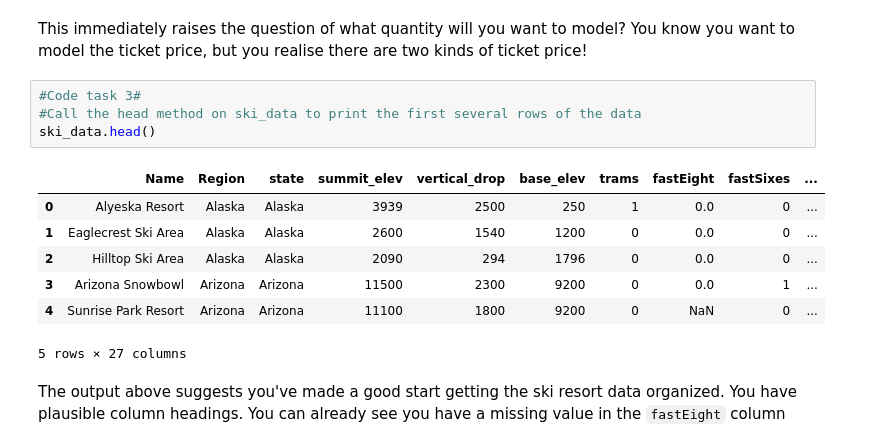
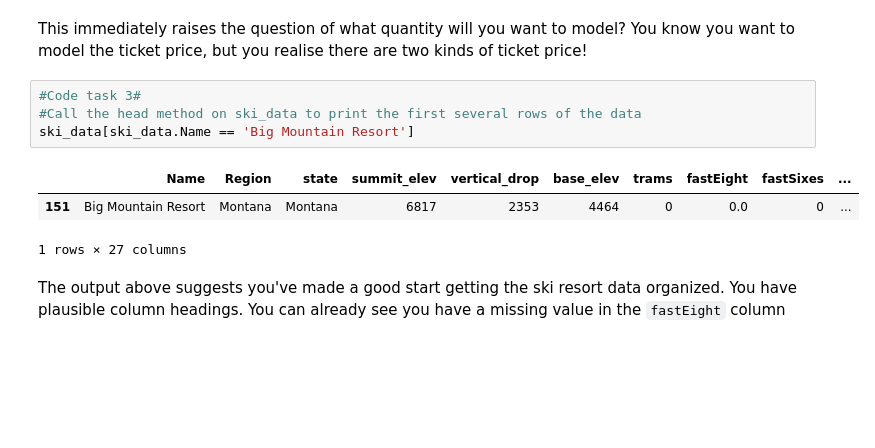
Before and after one commit to smongan1/DataScienceGuidedCapstone, a Jupyter notebook: Notebooks/02_data_wrangling.ipynb, the cells around one changed output. Drawn from its saved outputs; the diff is of its cells as text; blank space fills up the shorter version.

```diff
--- a/Notebooks/02_data_wrangling.ipynb
+++ b/Notebooks/02_data_wrangling.ipynb
@@ -115,15 +115,11 @@ This immediately raises the question of what quantity will you want to model? Yo
 # %%
 #Code task 3#
 #Call the head method on ski_data to print the first several rows of the data
-ski_data.head()
+ski_data[ski_data.Name == 'Big Mountain Resort']
 # %% [output]
 |  | Name | Region | state | summit_elev | vertical_drop | base_elev | trams | fastEight | fastSixes | ... |
-| 0 | Alyeska Resort | Alaska | Alaska | 3939 | 2500 | 250 | 1 | 0.0 | 0 | ... |
-| 1 | Eaglecrest Ski Area | Alaska | Alaska | 2600 | 1540 | 1200 | 0 | 0.0 | 0 | ... |
-| 2 | Hilltop Ski Area | Alaska | Alaska | 2090 | 294 | 1796 | 0 | 0.0 | 0 | ... |
-| 3 | Arizona Snowbowl | Arizona | Arizona | 11500 | 2300 | 9200 | 0 | 0.0 | 1 | ... |
-| 4 | Sunrise Park Resort | Arizona | Arizona | 11100 | 1800 | 9200 | 0 | NaN | 0 | ... |
+| 151 | Big Mountain Resort | Montana | Montana | 6817 | 2353 | 4464 | 0 | 0.0 | 0 | ... |
-5 rows × 27 columns
+1 rows × 27 columns
 # %% [markdown]
 The output above suggests you've made a good start getting the ski resort data organized. You have plausible column headings. You can already see you have a missing value in the `fastEight` column
 # %% [markdown]
```
Also changed, not shown: 1 other file.
